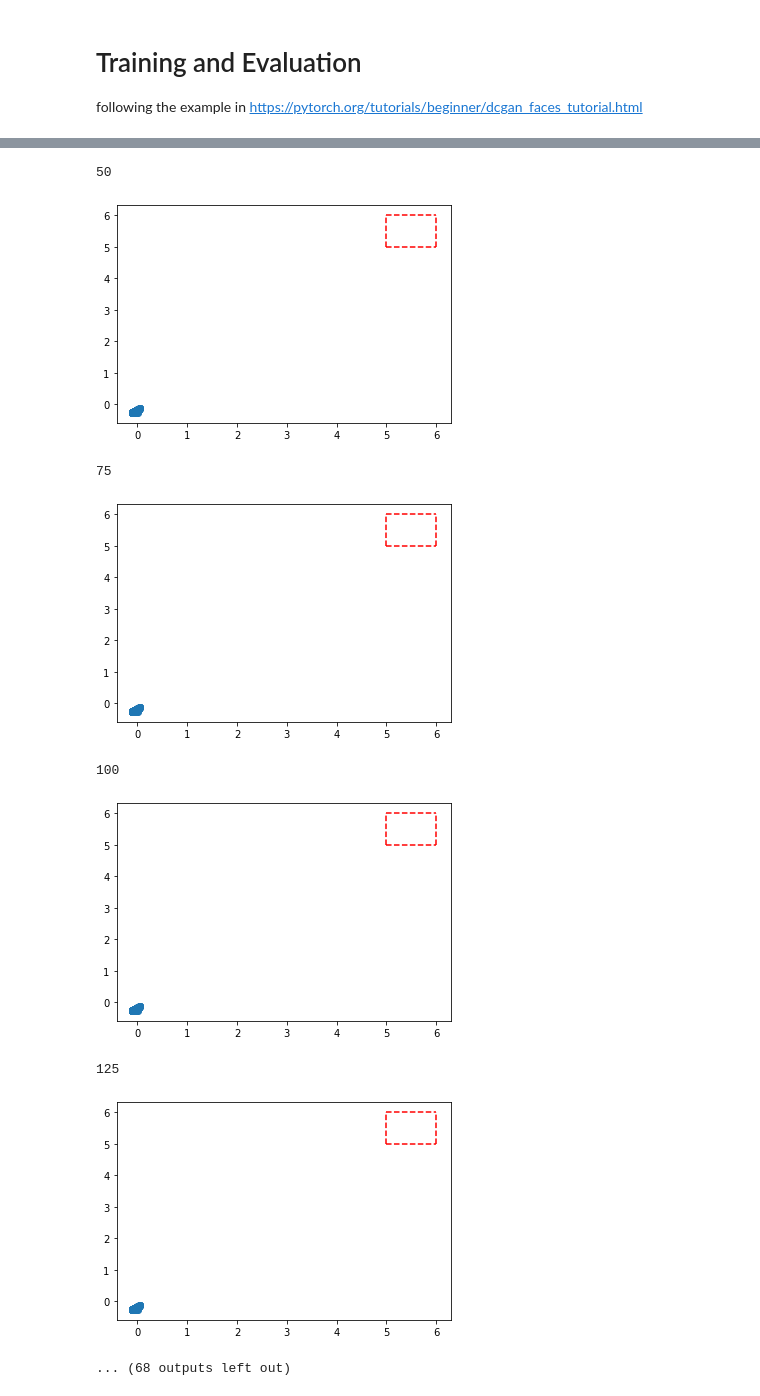
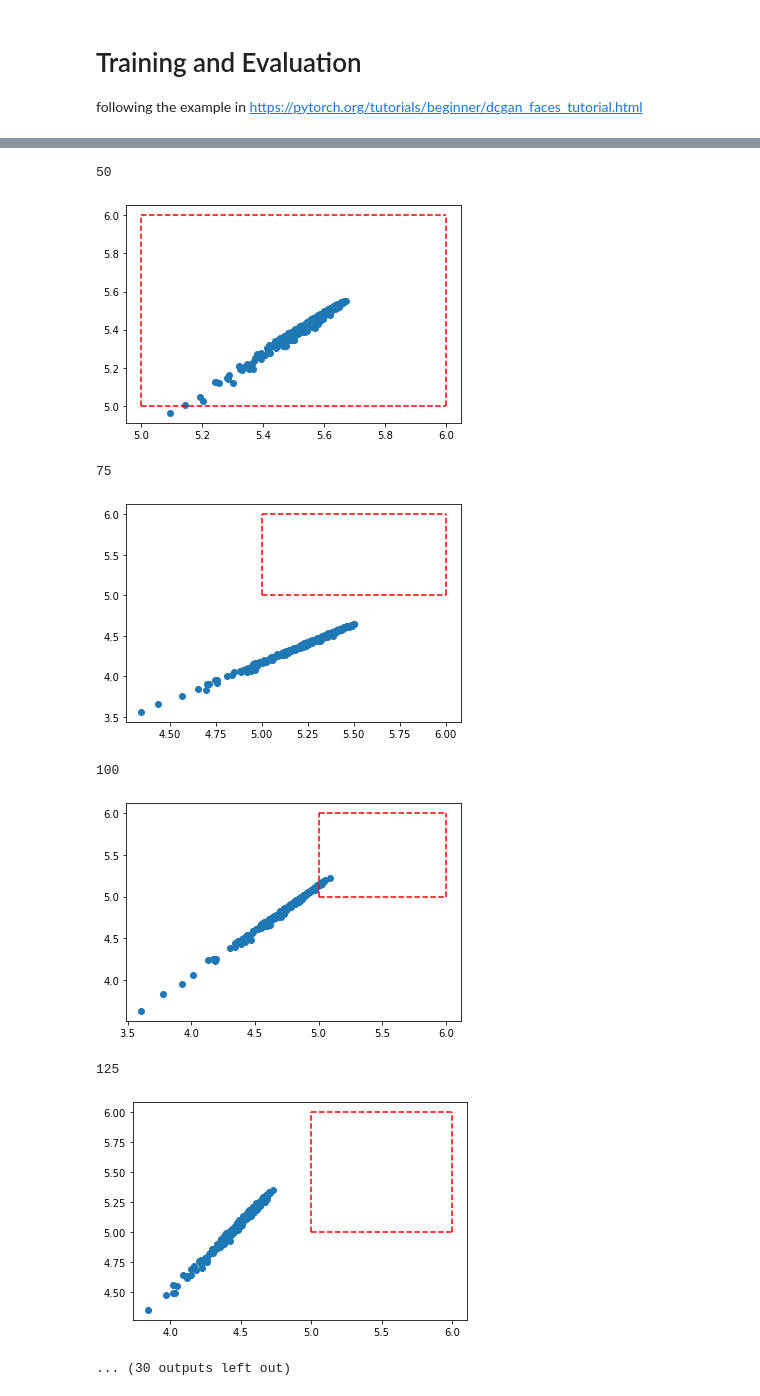
Before and after one commit to Tompolompo/DJ-GAN, a Jupyter notebook: notebook-minimal.ipynb, the cells around one changed output, grey strips where cells are left out. Cells and saved outputs as stored; diff of their text form; code cells hidden in the pictures.

```diff
--- a/notebook-minimal.ipynb
+++ b/notebook-minimal.ipynb
@@ -74,7 +74,7 @@ class Generator(nn.Module):
                                     nn.Tanh(),
                                     nn.Linear(16, 16),
                                     #nn.BatchNorm1d(50),
-                                    nn.ReLU(),
+                                    nn.Tanh(),
                                     #nn.Dropout(0.5),
                                     nn.Linear(16, output_size),
                                     #nn.ReLU()
@@ -95,7 +95,7 @@ lr = 0.001
 beta1 = 0.5
 
 # length of random vector
-nz = 2
+nz = 4
 
 device = torch.device("cuda:0" if (torch.cuda.is_available() and ngpu > 0) else "cpu")
 # %%
@@ -116,8 +116,8 @@ netD = Discriminator(n_features)
 netG = Generator(nz, n_features)
 
 # Setup Adam optimizers for both G and D
-optimizerD = optim.Adam(netD.parameters(), lr=lr, betas=(beta1, 0.999))
-optimizerG = optim.Adam(netG.parameters(), lr=lr, betas=(beta1, 0.999))
+optimizerD = optim.Adam(netD.parameters(), lr=lr)#, betas=(beta1, 0.999))
+optimizerG = optim.Adam(netG.parameters(), lr=lr)#, betas=(beta1, 0.999))
 # %%
 # Lists to keep track of progress
 freq_list = []
@@ -131,7 +131,7 @@ iters = 0
 # Training Loop (copy pasted training loop and sligthly modified, ofc, we have to do our own...)
 
 # Number of training epochs
-num_epochs = 1000
+num_epochs = 500
 
 Train_D = True
 Train_G = False
@@ -239,7 +239,7 @@ for epoch in range(num_epochs):
     D_G_z1s_epoch.append(np.mean(D_G_z1s))
     D_G_z2s_epoch.append(np.mean(D_G_z2s))
 
-    if epoch > 200:
+    if epoch > 25:
         Train_G = True
 
 #     if G_losses_epoch[-1] > D_losses_epoch[-1]:
@@ -253,8 +253,8 @@ for epoch in range(num_epochs):
 
     # Check how the generator is doing by saving G's output on fixed_noise
     with torch.no_grad():
-        fake = netG(fixed_noise).detach().cpu()
-    freq_list.append(fake)
+        fake_t = netG(fixed_noise).detach().cpu().numpy()
+    freq_list.append(fake_t)
 
     # Output training stats
     if epoch%25==0 or epoch==num_epochs - 1:
@@ -262,7 +262,7 @@ for epoch in range(num_epochs):
               % (epoch+1, num_epochs,
                  D_losses_epoch[-1], G_losses_epoch[-1], D_xs_epoch[-1],
                  D_G_z1s_epoch[-1], D_G_z2s_epoch[-1],
-                 (fake[:][0]).min(), (fake[:][0]).max(), (fake[:][1]).min(), (fake[:][1]).max()))
+                 freq_list[-1][:,0].min(), freq_list[-1][:,0].max(), freq_list[-1][:,1].min(), freq_list[-1][:,1].max()))
 
 # D(x) from 1 to 0.5
 # D(G(z)) from 0 to 0.5
@@ -309,7 +309,7 @@ f_min=[offset[0], offset[0]]
 f_max=[offset[0] + scale[0], offset[0] + scale[0]]
 
 for i in range(len(freq_list)):
-    if i%25==0:
+    if i%25==0 or i==len(freq_list)-1:
         print(i)
         fig, ax = plt.subplots(1,1)
         ax.scatter(freq_list[i][:,0], freq_list[i][:,1])
@@ -326,9 +326,9 @@ for i in range(len(freq_list)):
 50
-[figure, old version]
+[figure, new version]
 75
-[figure, old version]
+[figure, new version]
 100
-[figure, old version]
+[figure, new version]
 125
-[figure, old version]
+[figure, new version]
-... (68 outputs left out)
+... (30 outputs left out)
```
Also changed, not shown: parts of 5 cells of this notebook, 1 other file.
